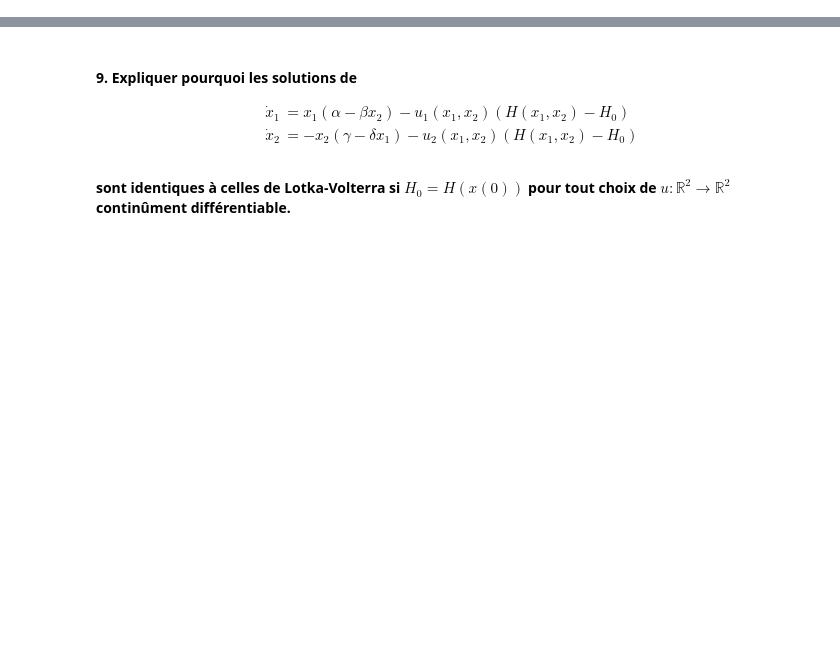
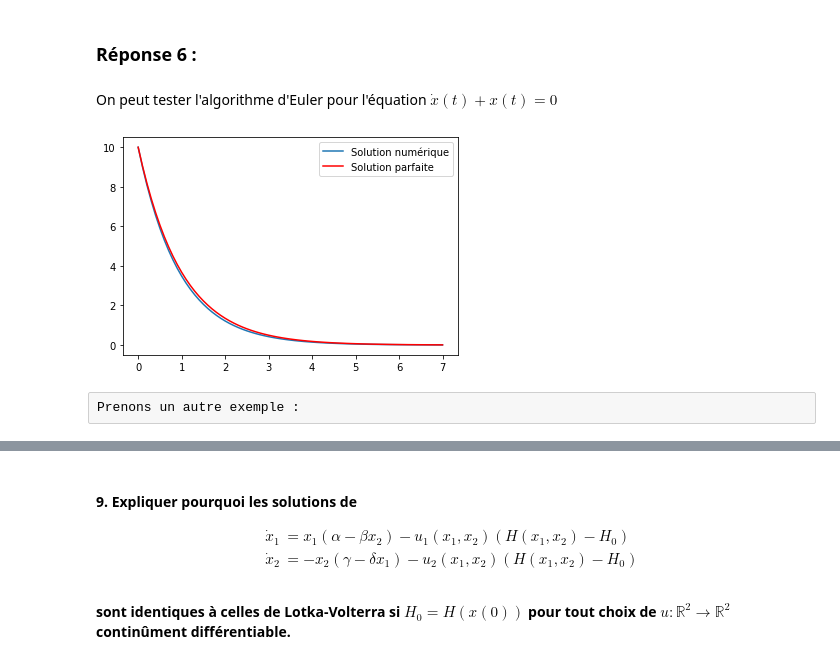
Before and after one commit to pguillot07/Devoir-Maths-Info-Equations-Differentielles, a Jupyter notebook: Rendu_equations_differentielles.ipynb, the cells around one changed output, grey strips where cells are left out. Cells and saved outputs as stored; diff of their text form; code cells hidden in the pictures; blank space fills up the shorter version.

```diff
--- a/Rendu_equations_differentielles.ipynb
+++ b/Rendu_equations_differentielles.ipynb
@@ -40,0 +202,35 @@ $\text{def  solve_euler_implicit }(f, x_0, dt, t_0, t_f, intermax = 100): \\
+# %% [markdown]
+### Réponse 6 :
+# %%
+def solve_euler_explicit(f, x0, dt, t0, tf):
+    x = np.zeros(shape=(round((tf-t0)/dt) + 1, np.shape(x0)[0]))
+    x[0] = x0
+    t = [t0]
+    for i in range(round((tf-t0)/dt)):
+        t_new = t[i] + dt
+        x_new = x[i] + dt*f(t[i], x[i])
+        x[i+1] = x_new
+        t.append(t_new)
+    return t, x
+# %% [markdown]
+On peut tester l'algorithme d'Euler pour l'équation $\dot x(t) + x(t) = 0$
+# %%
+def test(t, x): #test pour l'équation différentielle x'(t) + x(t) = 0
+    return(- x)
+
+x0 = [10]
+t0 = 0
+tf = 7
+dt = 0.1
+
+t, x = solve_euler_explicit(test, x0, dt, t0, tf)
+x_parfait = x0[0]*(np.exp(t))**(-1)
+
+plt.plot(t, x, label = "Solution numérique")
+plt.plot(t, x_parfait, c='r', label = "Solution parfaite")
+plt.legend()
+plt.show()
+# %% [output]
+[figure, added]
+# %% [raw]
+Prenons un autre exemple :
```
Also changed, not shown: parts of 40 cells of this notebook.
